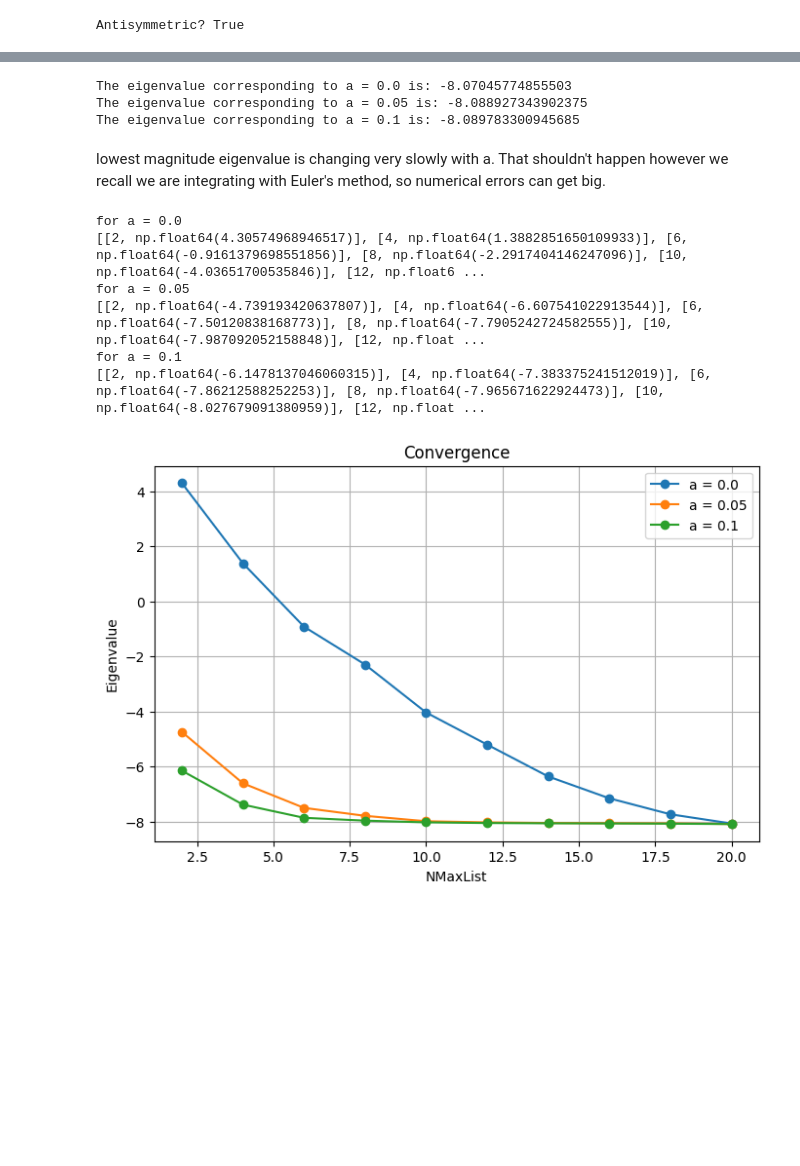
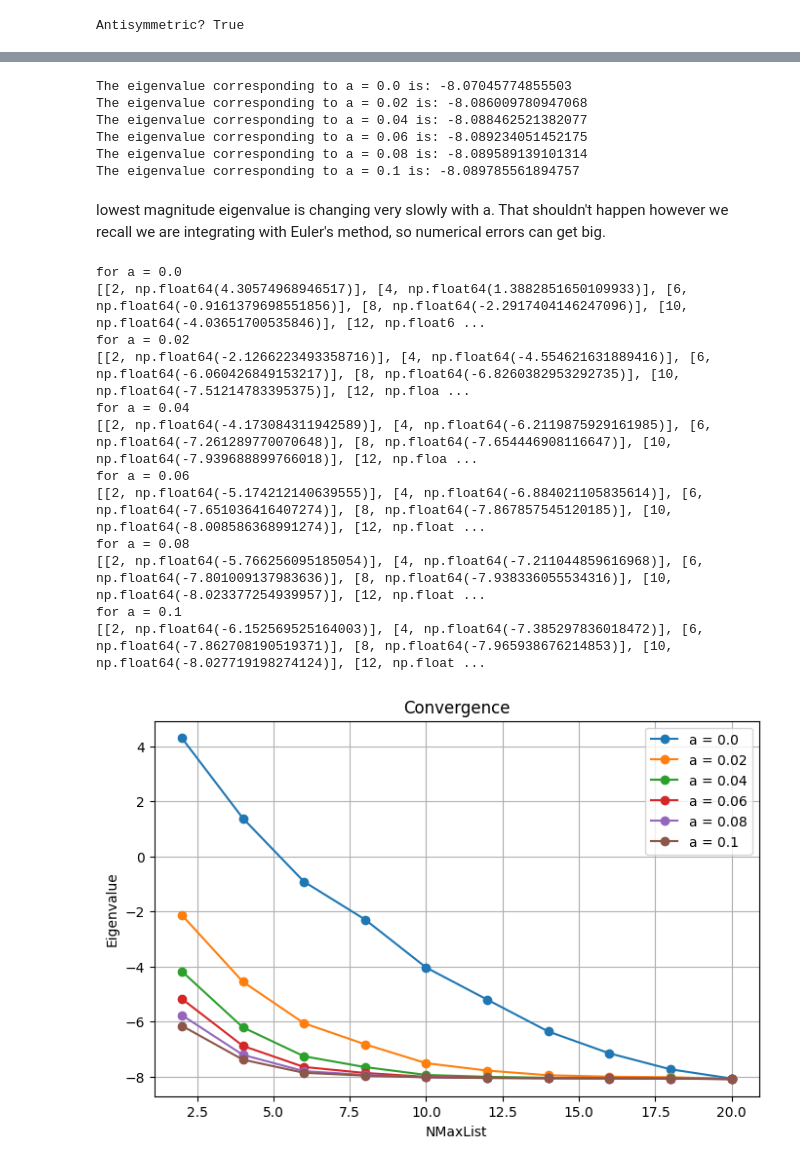
Before and after one commit to enigma7889/Numerical_project, a Jupyter notebook: triton.ipynb, the cells around one changed output, grey strips where cells are left out. Cells and saved outputs as stored; diff of their text form; code cells hidden in the pictures; blank space fills up the shorter version.

```diff
--- a/triton.ipynb
+++ b/triton.ipynb
@@ -59,9 +59,9 @@ VMatSRG[0.0] = VMat
 
 a0 = 0.0       #initial value
 aDel = 0.0001  #integration step
-IntegrationSteps = 500   #takes one minute with 500
+IntegrationSteps = 200   #takes one minute with 500
 MatIndexDistance = aDel * IntegrationSteps #distance between indexes of VMatSRG
-NElements = 3
+NElements = 6
 
 def euler_integration(a):
     HMat = TMat + VMatSRG[a]
@@ -97,41 +100,50 @@ for a in np.arange(a0, np.round(a0 + NElements * MatIndexDistance, 5), MatIndexD
     print(f"The eigenvalue corresponding to a = {a} is: {result}")
 # %% [output]
 The eigenvalue corresponding to a = 0.0 is: -8.07045774855503
-The eigenvalue corresponding to a = 0.05 is: -8.088927343902375
-The eigenvalue corresponding to a = 0.1 is: -8.089783300945685
+The eigenvalue corresponding to a = 0.02 is: -8.086009780947068
+The eigenvalue corresponding to a = 0.04 is: -8.088462521382077
+The eigenvalue corresponding to a = 0.06 is: -8.089234051452175
+The eigenvalue corresponding to a = 0.08 is: -8.089589139101314
+The eigenvalue corresponding to a = 0.1 is: -8.089785561894757
 # %% [markdown]
 lowest magnitude eigenvalue is changing very slowly with a. That shouldn't happen however we recall we are integrating with Euler's method, so numerical errors can get big.
 # %%
 NMaxList = [2, 4, 6, 8, 10, 12, 14, 16, 18, 20] #number of states corresponding to the submatrices below
 DimList = [5, 15, 34, 64, 108, 169, 249, 351, 478, 632] #size of the submatrices
 EEList = {}
 
 for a in np.arange(a0, np.round(a0 + NElements * MatIndexDistance, 5), MatIndexDistance):
     print(f"for a = {a}")
     EEList[a] = []
     for i in range(len(NMaxList)):
         HMat = TMat + VMatSRG[a]
         SubHMat = HMat[:DimList[i], :DimList[i]]
         eigenvalues = np.linalg.eigvalsh(SubHMat)
         EE0 = eigenvalues[0] # eigenvalues is in ascending order, thus it picks min
         EEList[a].append([NMaxList[i], EE0])
     print(EEList[a])
 
 plt.figure(figsize=(8, 5))
-for a in np.arange(0.0, 0.15, 0.05):
+for a in np.arange(a0, np.round(a0 + NElements * MatIndexDistance, 5), MatIndexDistance):
     x, y = zip(*EEList[a])
     plt.plot(x, y, label=f"a = {a}",  marker='o')
 plt.xlabel("NMaxList")
 plt.ylabel("Eigenvalue")
 plt.title("Convergence")
 plt.legend()
 plt.grid(True)
 plt.show()
 # %% [output]
 for a = 0.0
 [[2, np.float64(4.30574968946517)], [4, np.float64(1.3882851650109933)], [6, np.float64(-0.9161379698551856)], [8, np.float64(-2.2917404146247096)], [10, np.float64(-4.03651700535846)], [12, np.float6 ...
-for a = 0.05
-[[2, np.float64(-4.739193420637807)], [4, np.float64(-6.607541022913544)], [6, np.float64(-7.50120838168773)], [8, np.float64(-7.7905242724582555)], [10, np.float64(-7.987092052158848)], [12, np.float ...
+for a = 0.02
+[[2, np.float64(-2.1266223493358716)], [4, np.float64(-4.554621631889416)], [6, np.float64(-6.060426849153217)], [8, np.float64(-6.8260382953292735)], [10, np.float64(-7.51214783395375)], [12, np.floa ...
+for a = 0.04
+[[2, np.float64(-4.173084311942589)], [4, np.float64(-6.2119875929161985)], [6, np.float64(-7.261289770070648)], [8, np.float64(-7.654446908116647)], [10, np.float64(-7.939688899766018)], [12, np.floa ...
+for a = 0.06
+[[2, np.float64(-5.174212140639555)], [4, np.float64(-6.884021105835614)], [6, np.float64(-7.651036416407274)], [8, np.float64(-7.867857545120185)], [10, np.float64(-8.008586368991274)], [12, np.float ...
+for a = 0.08
+[[2, np.float64(-5.766256095185054)], [4, np.float64(-7.211044859616968)], [6, np.float64(-7.801009137983636)], [8, np.float64(-7.938336055534316)], [10, np.float64(-8.023377254939957)], [12, np.float ...
 for a = 0.1
-[[2, np.float64(-6.1478137046060315)], [4, np.float64(-7.383375241512019)], [6, np.float64(-7.86212588252253)], [8, np.float64(-7.965671622924473)], [10, np.float64(-8.027679091380959)], [12, np.float ...
+[[2, np.float64(-6.152569525164003)], [4, np.float64(-7.385297836018472)], [6, np.float64(-7.862708190519371)], [8, np.float64(-7.965938676214853)], [10, np.float64(-8.027719198274124)], [12, np.float ...
-[figure, old version]
+[figure, new version]
```
Also changed, not shown: parts of 1 cell of this notebook.
